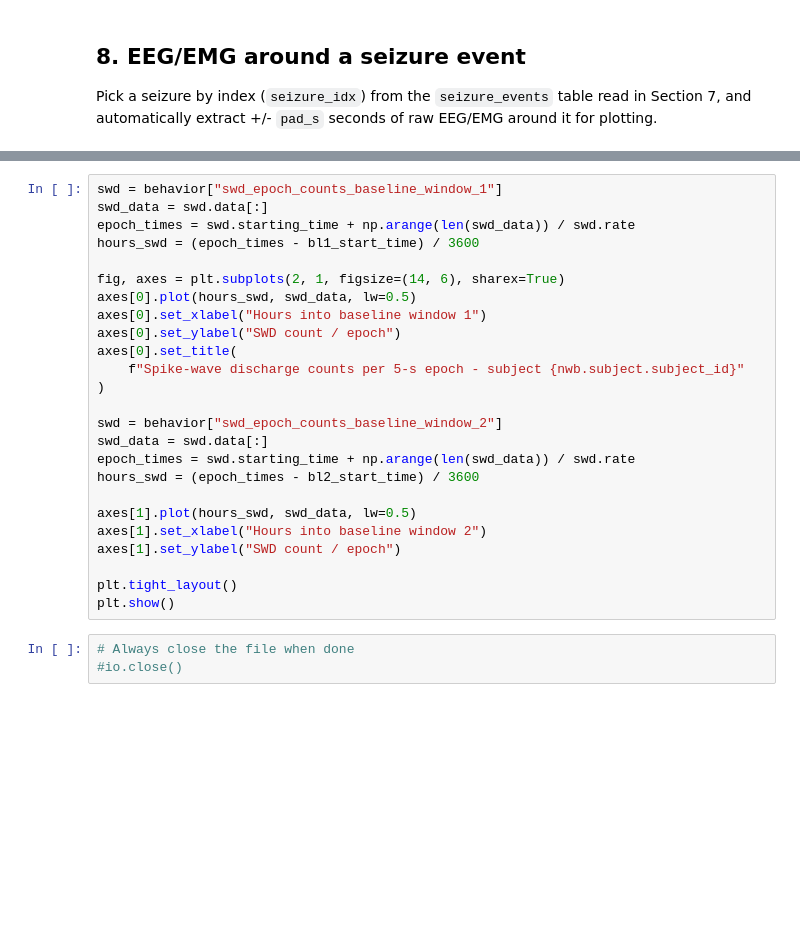
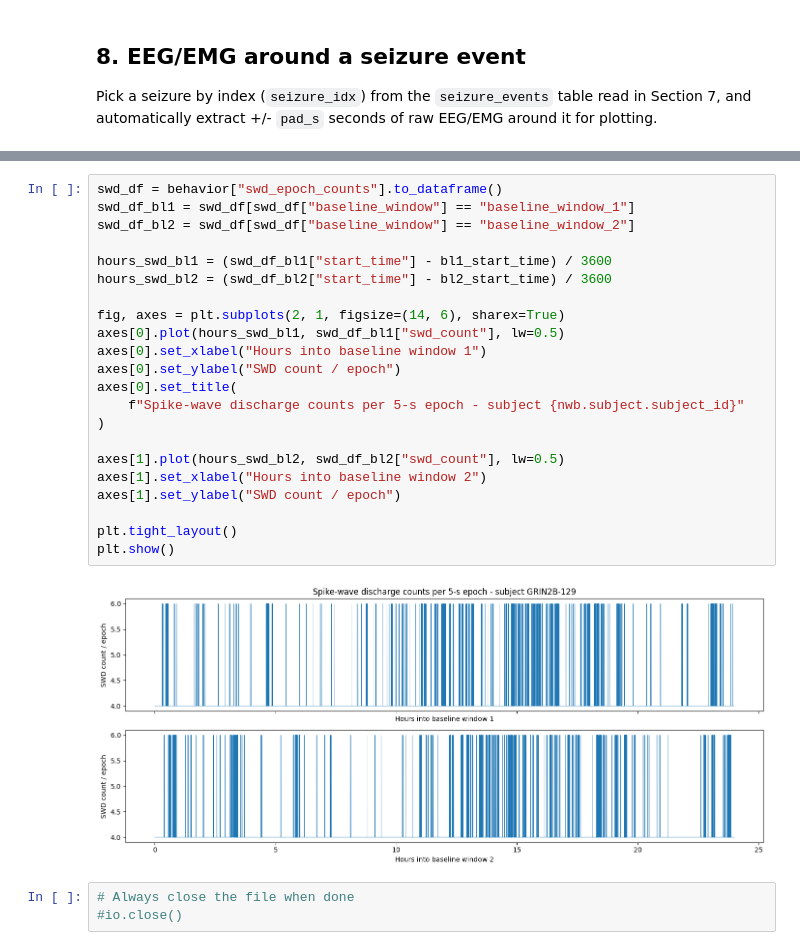
Before and after one commit to catalystneuro/gonzalez-sulser-lab-to-nwb, a Jupyter notebook: notebooks/read_grin2b_line_tutorial.ipynb, the cells around one changed output, grey strips where cells are left out. Drawn from its saved outputs; the diff is of its cells as text; blank space fills up the shorter version.

```diff
--- a/notebooks/read_grin2b_line_tutorial.ipynb
+++ b/notebooks/read_grin2b_line_tutorial.ipynb
@@ -450,28 +625,27 @@ plt.show()
 # %%
-swd = behavior["swd_epoch_counts_baseline_window_1"]
-swd_data = swd.data[:]
-epoch_times = swd.starting_time + np.arange(len(swd_data)) / swd.rate
-hours_swd = (epoch_times - bl1_start_time) / 3600
+swd_df = behavior["swd_epoch_counts"].to_dataframe()
+swd_df_bl1 = swd_df[swd_df["baseline_window"] == "baseline_window_1"]
+swd_df_bl2 = swd_df[swd_df["baseline_window"] == "baseline_window_2"]
+
+hours_swd_bl1 = (swd_df_bl1["start_time"] - bl1_start_time) / 3600
+hours_swd_bl2 = (swd_df_bl2["start_time"] - bl2_start_time) / 3600
 
 fig, axes = plt.subplots(2, 1, figsize=(14, 6), sharex=True)
-axes[0].plot(hours_swd, swd_data, lw=0.5)
+axes[0].plot(hours_swd_bl1, swd_df_bl1["swd_count"], lw=0.5)
 axes[0].set_xlabel("Hours into baseline window 1")
 axes[0].set_ylabel("SWD count / epoch")
 axes[0].set_title(
     f"Spike-wave discharge counts per 5-s epoch - subject {nwb.subject.subject_id}"
 )
 
-swd = behavior["swd_epoch_counts_baseline_window_2"]
-swd_data = swd.data[:]
-epoch_times = swd.starting_time + np.arange(len(swd_data)) / swd.rate
-hours_swd = (epoch_times - bl2_start_time) / 3600
-
-axes[1].plot(hours_swd, swd_data, lw=0.5)
+axes[1].plot(hours_swd_bl2, swd_df_bl2["swd_count"], lw=0.5)
 axes[1].set_xlabel("Hours into baseline window 2")
 axes[1].set_ylabel("SWD count / epoch")
 
 plt.tight_layout()
 plt.show()
+# %% [output]
+[figure, added]
 # %%
 # Always close the file when done
 #io.close()
```
Also changed, not shown: parts of 24 cells of this notebook.
